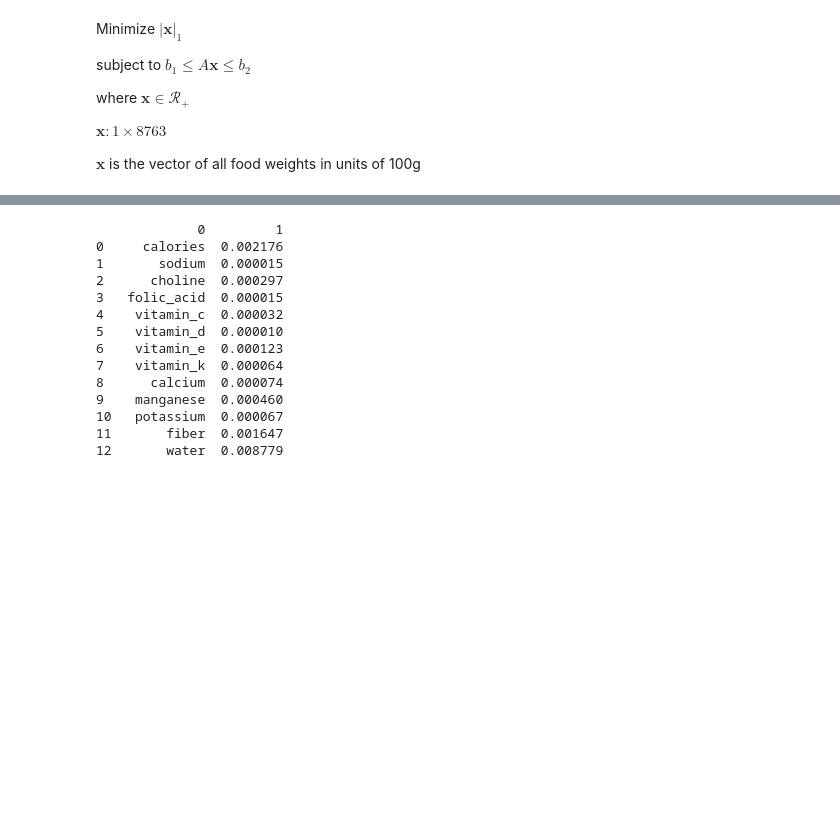
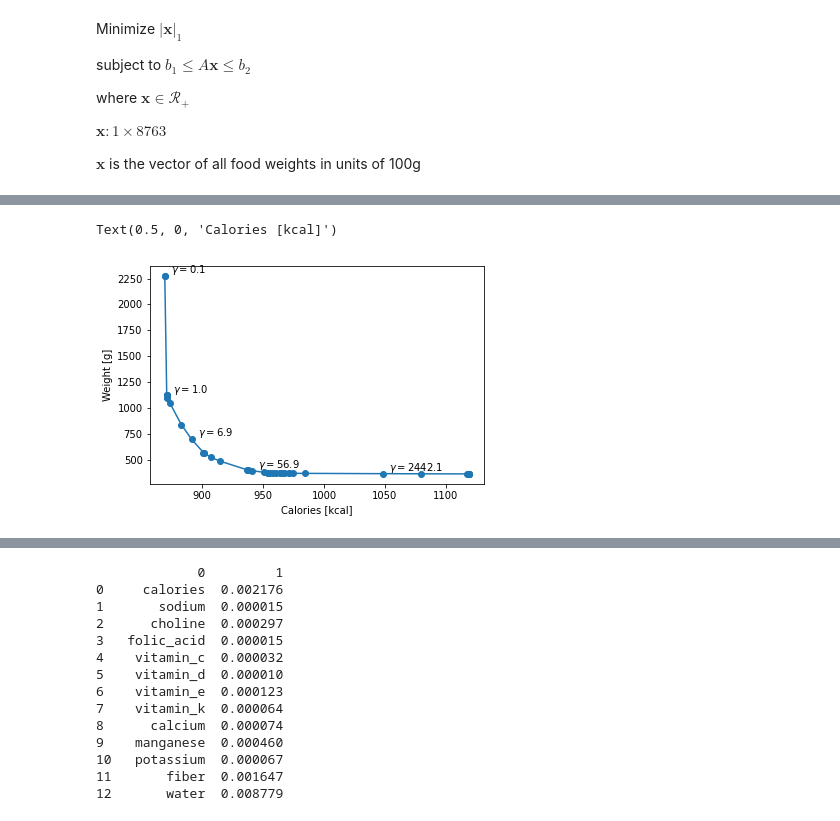
Before and after one commit to alpv95/Nut-Opt, a Jupyter notebook: notebooks/linear_program.ipynb, the cells around one changed output, grey strips where cells are left out. Drawn from its saved outputs; the diff is of its cells as text; code cells hidden in the pictures; blank space fills up the shorter version.

```diff
--- a/notebooks/linear_program.ipynb
+++ b/notebooks/linear_program.ipynb
@@ -291,0 +447,13 @@ final_foods.sort_values(by=2,ascending=False)
+# %%
+# Pareto frontier
+fig, ax = plt.subplots()
+
+ax.plot(cals, weights)
+ax.scatter(cals, weights,)
+for idx in [0,10,18,27,43]:
+    ax.annotate(f"$\gamma = {gamma_vals[idx]:.1f}$",xy=(cals[idx]+5, weights[idx]+30))
+ax.set_ylabel('Weight [g]')
+ax.set_xlabel('Calories [kcal]')
+# %% [output]
+Text(0.5, 0, 'Calories [kcal]')
+[figure, added]
```
Also changed, not shown: parts of 20 cells of this notebook, 11 other files.
